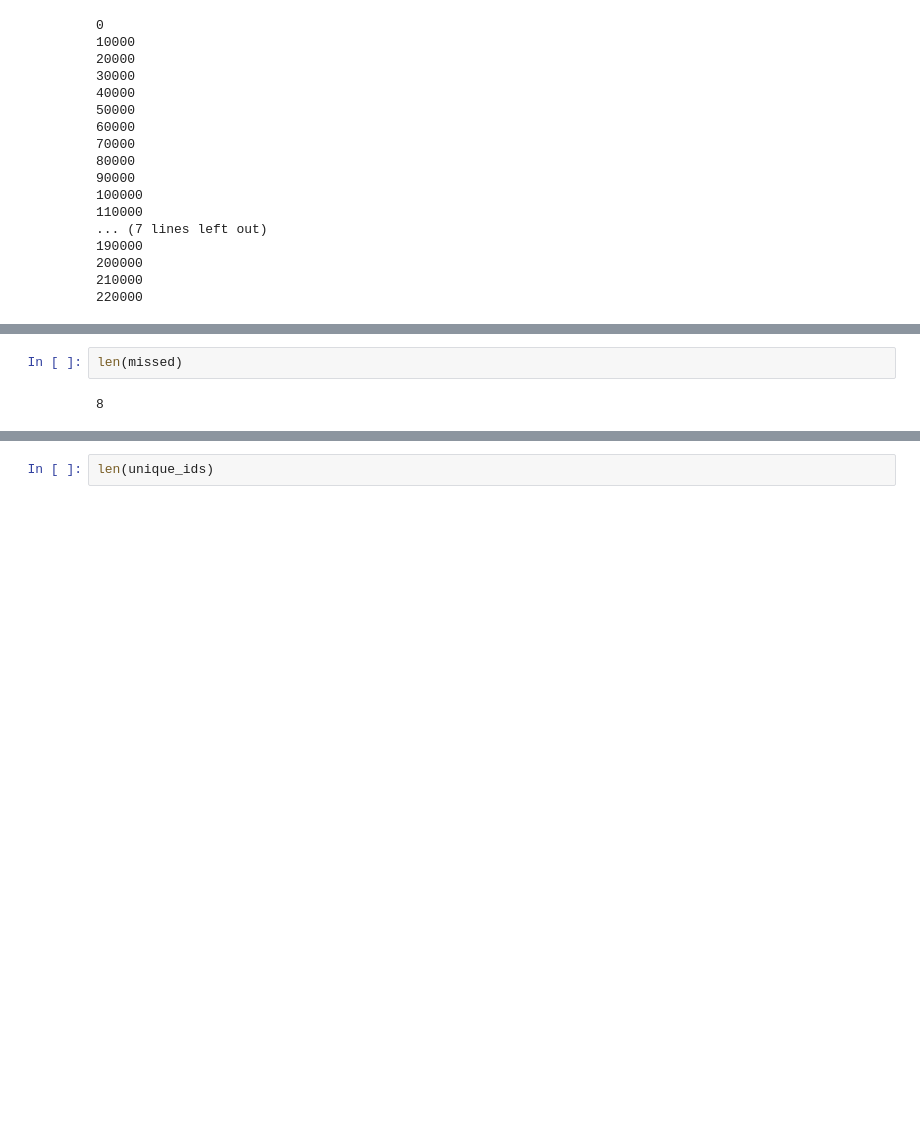
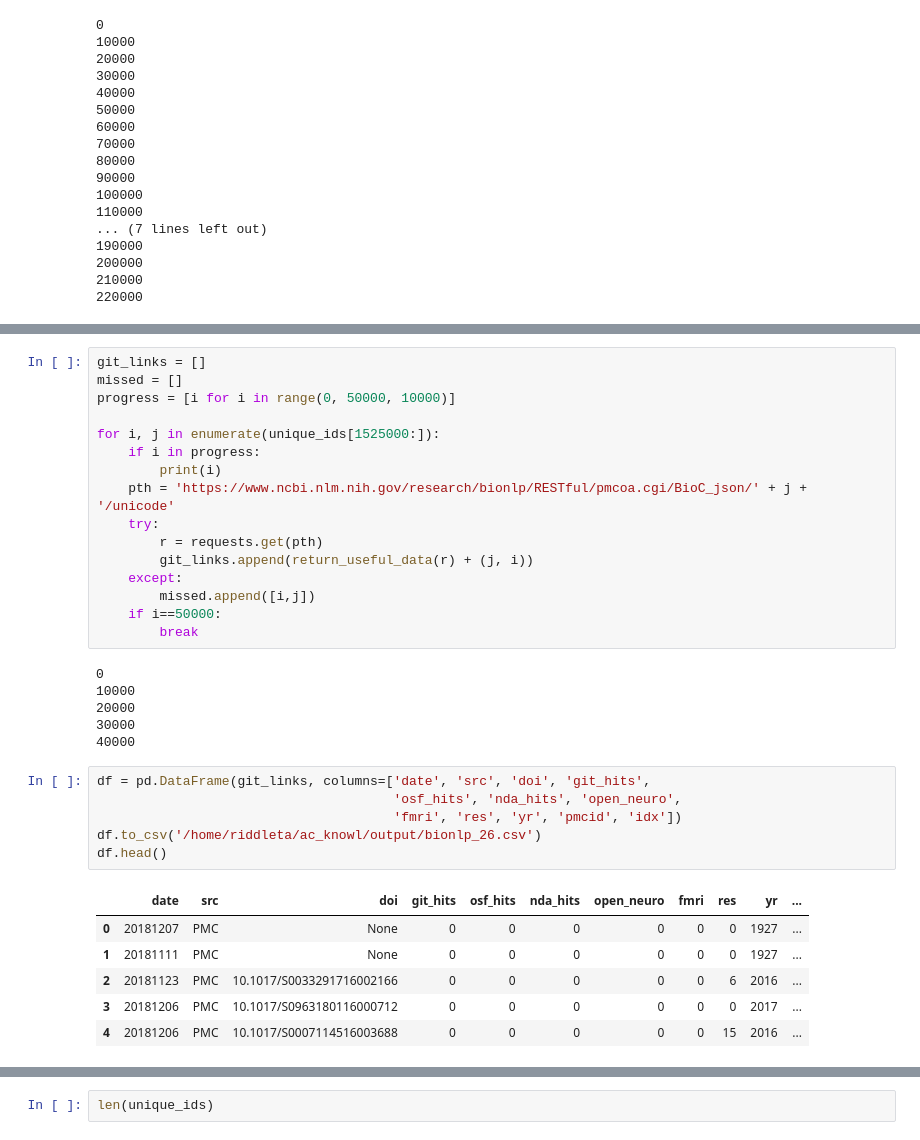
Before and after one commit to riddlet/ac_knowl, a Jupyter notebook: testing_sparql.ipynb, the cells around one changed output, grey strips where cells are left out. Saved outputs shown, nothing was run; the diff lists cells and outputs as text; blank space fills up the shorter version.

Commit message:
update with new data

```diff
--- a/testing_sparql.ipynb
+++ b/testing_sparql.ipynb
@@ -1365,7 +1365,38 @@ df.head()
 | 2 | 20190219 | PMC | 10.1371/journal.pone.0154324 | 3 | 0 | 0 | 0 | 0 | 6 | 2016 | ... |
 | 3 | 20181124 | PMC | 10.1016/j.jhealeco.2015.09.007 | 0 | 0 | 0 | 0 | 0 | 19 | 2016 | ... |
 | 4 | 20190218 | PMC | 10.1371/journal.pone.0154763 | 0 | 0 | 0 | 0 | 0 | 3 | 2016 | ... |
-# %%
-len(missed)
-# %% [output]
-8
+# %%
+git_links = []
+missed = []
+progress = [i for i in range(0, 50000, 10000)]
+
+for i, j in enumerate(unique_ids[1525000:]):
+    if i in progress:
+        print(i)
+    pth = 'https://www.ncbi.nlm.nih.gov/research/bionlp/RESTful/pmcoa.cgi/BioC_json/' + j + '/unicode'
+    try:
+        r = requests.get(pth)
+        git_links.append(return_useful_data(r) + (j, i))
+    except:
+        missed.append([i,j])
+    if i==50000:
+        break
+# %% [output]
+0
+10000
+20000
+30000
+40000
+# %%
+df = pd.DataFrame(git_links, columns=['date', 'src', 'doi', 'git_hits',
+                                      'osf_hits', 'nda_hits', 'open_neuro',
+                                      'fmri', 'res', 'yr', 'pmcid', 'idx'])
+df.to_csv('/home/riddleta/ac_knowl/output/bionlp_26.csv')
+df.head()
+# %% [output]
+|  | date | src | doi | git_hits | osf_hits | nda_hits | open_neuro | fmri | res | yr | ... |
+| 0 | 20181207 | PMC | None | 0 | 0 | 0 | 0 | 0 | 0 | 1927 | ... |
+| 1 | 20181111 | PMC | None | 0 | 0 | 0 | 0 | 0 | 0 | 1927 | ... |
+| 2 | 20181123 | PMC | 10.1017/S0033291716002166 | 0 | 0 | 0 | 0 | 0 | 6 | 2016 | ... |
+| 3 | 20181206 | PMC | 10.1017/S0963180116000712 | 0 | 0 | 0 | 0 | 0 | 0 | 2017 | ... |
+| 4 | 20181206 | PMC | 10.1017/S0007114516003688 | 0 | 0 | 0 | 0 | 0 | 15 | 2016 | ... |
```
Also changed, not shown: parts of 7 cells of this notebook, 1 other file.
